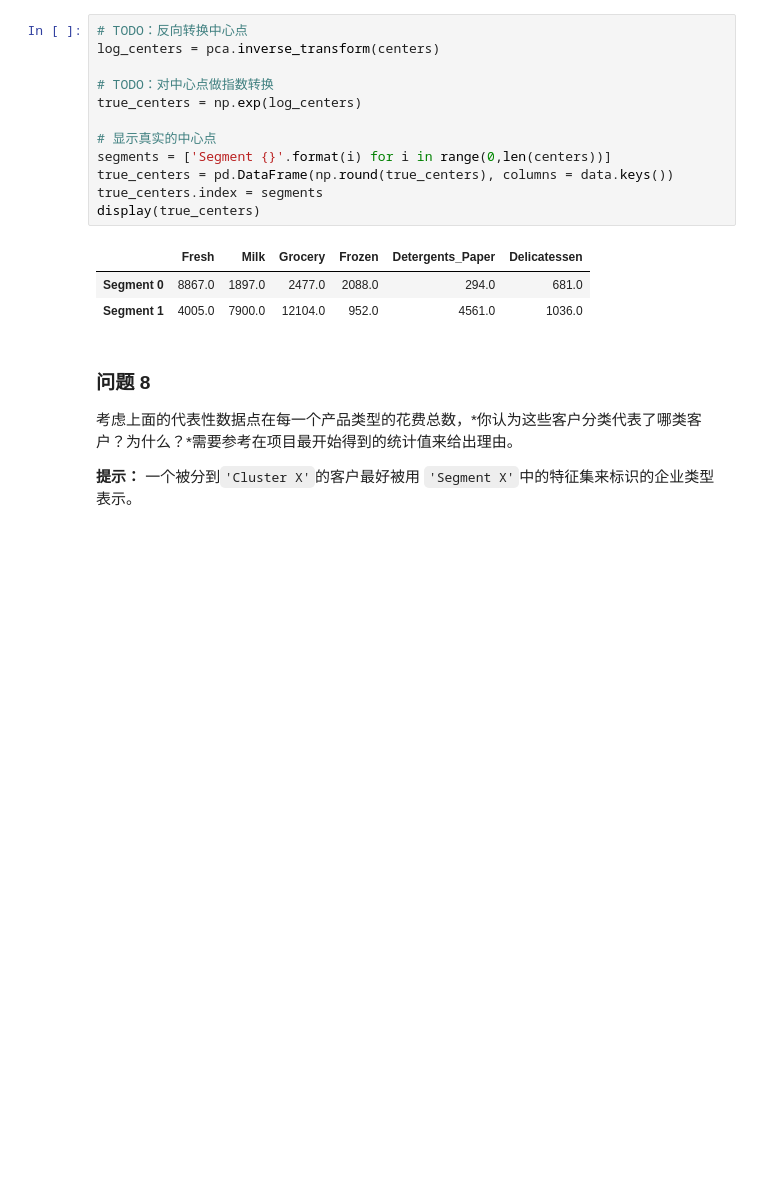
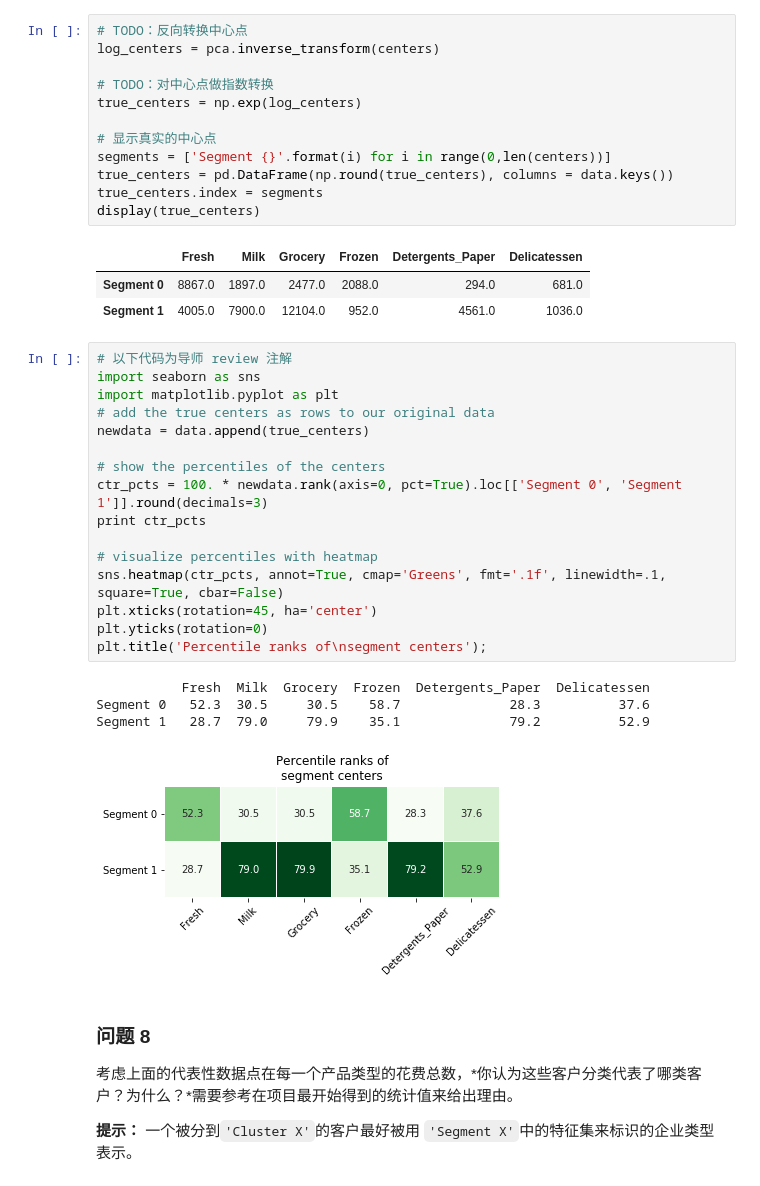
Before and after one commit to miaopei/MachineLearning, a Jupyter notebook: uda_project/P4/my_creating_customer_segments/creating_customer_segments/customer_segments.ipynb, the cells around one changed output. Cells and saved outputs as stored; diff of their text form; blank space fills up the shorter version.

```diff
--- a/uda_project/P4/my_creating_customer_segments/creating_customer_segments/customer_segments.ipynb
+++ b/uda_project/P4/my_creating_customer_segments/creating_customer_segments/customer_segments.ipynb
@@ -533,6 +535,27 @@ display(true_centers)
 |  | Fresh | Milk | Grocery | Frozen | Detergents_Paper | Delicatessen |
 | Segment 0 | 8867.0 | 1897.0 | 2477.0 | 2088.0 | 294.0 | 681.0 |
 | Segment 1 | 4005.0 | 7900.0 | 12104.0 | 952.0 | 4561.0 | 1036.0 |
+# %%
+# 以下代码为导师 review 注解
+import seaborn as sns
+import matplotlib.pyplot as plt
+# add the true centers as rows to our original data
+newdata = data.append(true_centers)
+
+# show the percentiles of the centers
+ctr_pcts = 100. * newdata.rank(axis=0, pct=True).loc[['Segment 0', 'Segment 1']].round(decimals=3)
+print ctr_pcts
+
+# visualize percentiles with heatmap
+sns.heatmap(ctr_pcts, annot=True, cmap='Greens', fmt='.1f', linewidth=.1, square=True, cbar=False)
+plt.xticks(rotation=45, ha='center')
+plt.yticks(rotation=0)
+plt.title('Percentile ranks of\nsegment centers');
+# %% [output]
+           Fresh  Milk  Grocery  Frozen  Detergents_Paper  Delicatessen
+Segment 0   52.3  30.5     30.5    58.7              28.3          37.6
+Segment 1   28.7  79.0     79.9    35.1              79.2          52.9
+[figure, added]
 # %% [markdown]
 ### 问题 8
 考虑上面的代表性数据点在每一个产品类型的花费总数，*你认为这些客户分类代表了哪类客户？为什么？*需要参考在项目最开始得到的统计值来给出理由。
```
Also changed, not shown: parts of 6 cells of this notebook, 6 other files.
